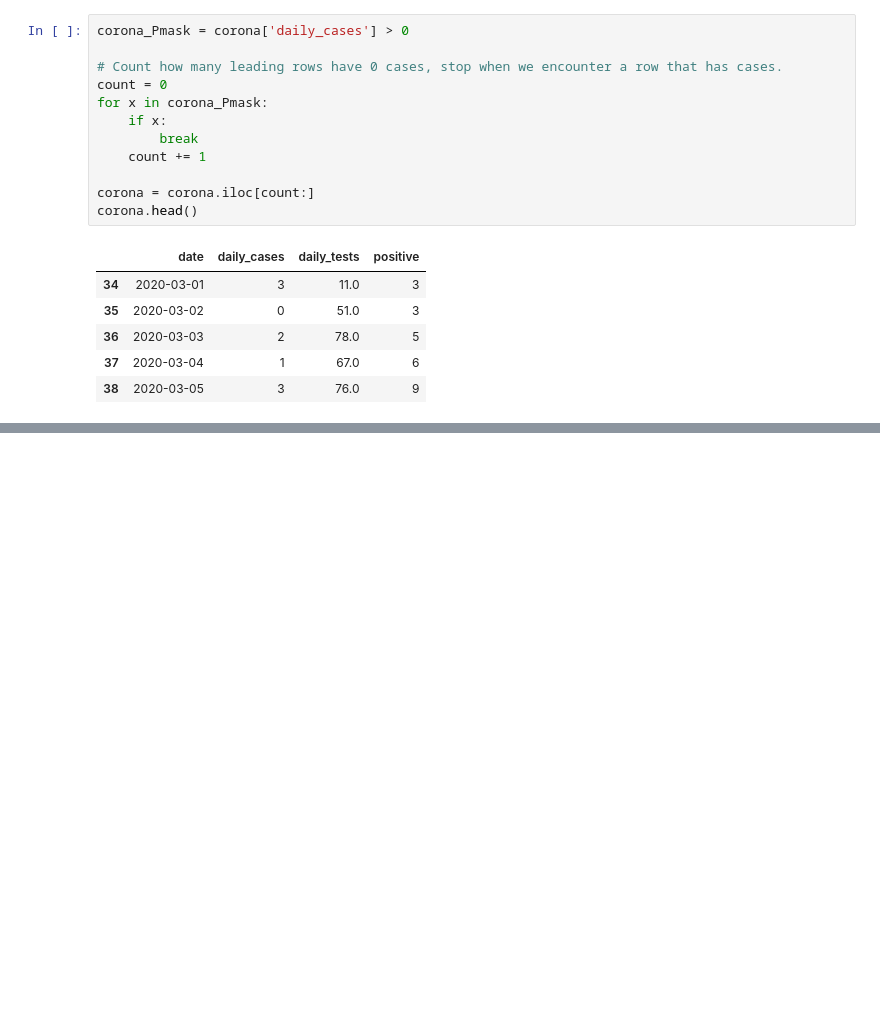
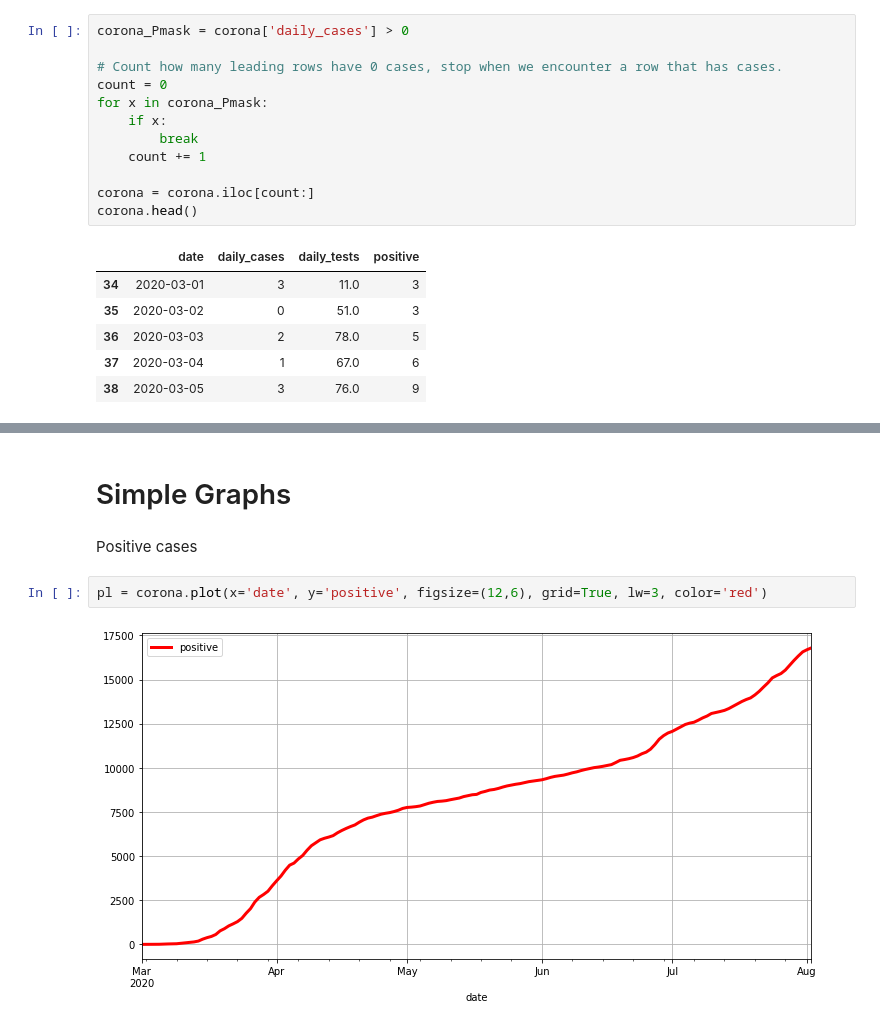
Before and after one commit to Gregofi/corona-czechia, a Jupyter notebook: corona.ipynb, the cells around one changed output, grey strips where cells are left out. Drawn from its saved outputs; the diff is of its cells as text; blank space fills up the shorter version.

Commit message:
Added very basic graphs

```diff
--- a/corona.ipynb
+++ b/corona.ipynb
@@ -101,0 +99,8 @@ NameError: name 's' is not defined
+# %% [markdown]
+# Simple Graphs
+# %% [markdown]
+Positive cases
+# %%
+pl = corona.plot(x='date', y='positive', figsize=(12,6), grid=True, lw=3, color='red')
+# %% [output]
+[figure, added]
```
Also changed, not shown: parts of 4 cells of this notebook.
